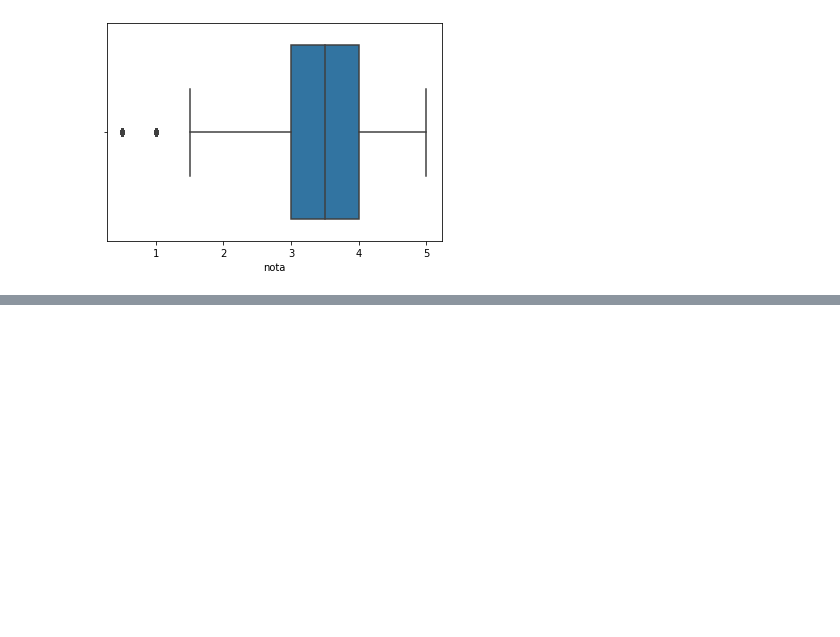
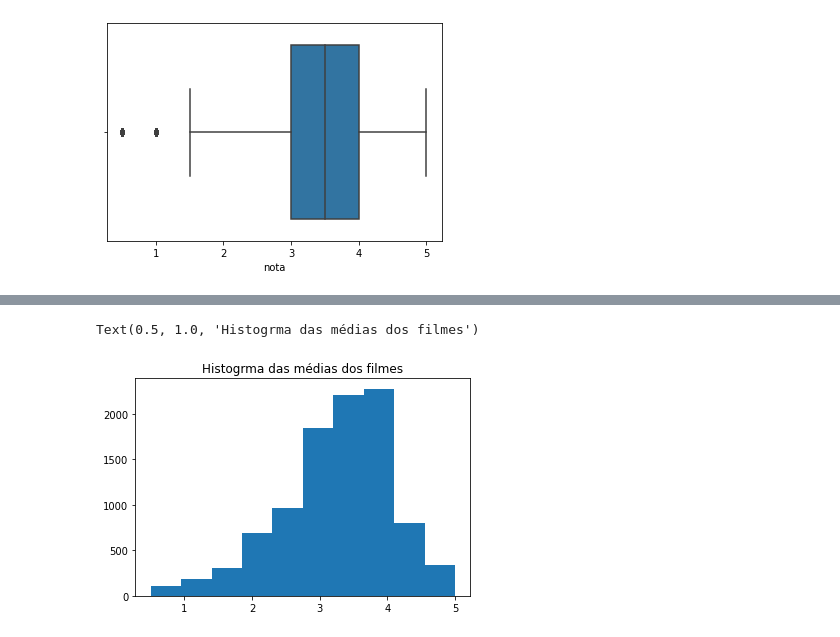
Before and after one commit to daanloopes/data-science-alura, a Jupyter notebook: Introdução_a_Data_Science.ipynb, the cells around one changed output, grey strips where cells are left out. Cells and saved outputs as stored; diff of their text form; code cells hidden in the pictures; blank space fills up the shorter version.

```diff
--- a/Introdução_a_Data_Science.ipynb
+++ b/Introdução_a_Data_Science.ipynb
@@ -89,0 +162,8 @@ sns.boxplot(notas.nota)
+# %%
+import matplotlib.pyplot as plt
+
+plt.hist(medias_por_filme)
+plt.title("Histogrma das médias dos filmes")
+# %% [output]
+Text(0.5, 1.0, 'Histogrma das médias dos filmes')
+[figure, added]
```
Also changed, not shown: parts of 12 cells of this notebook.
